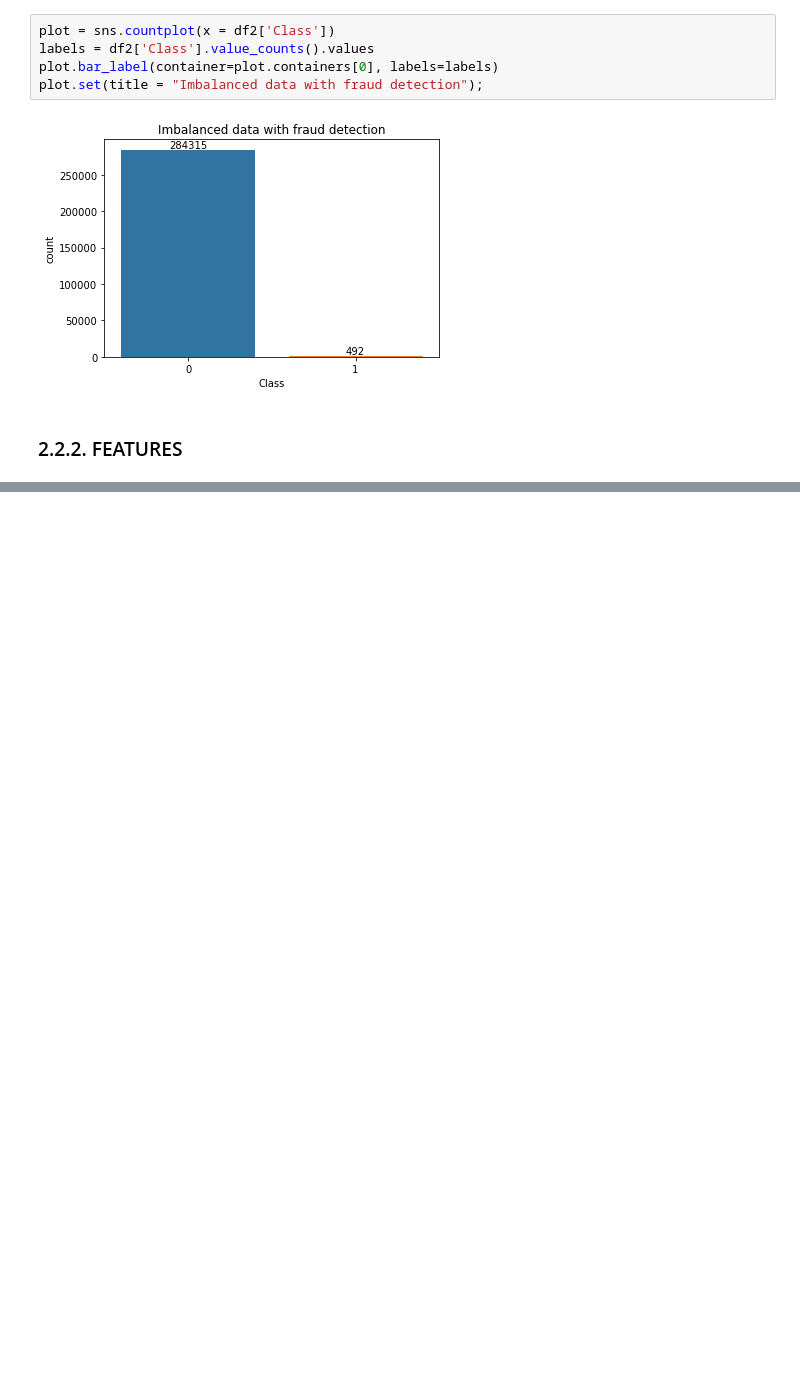
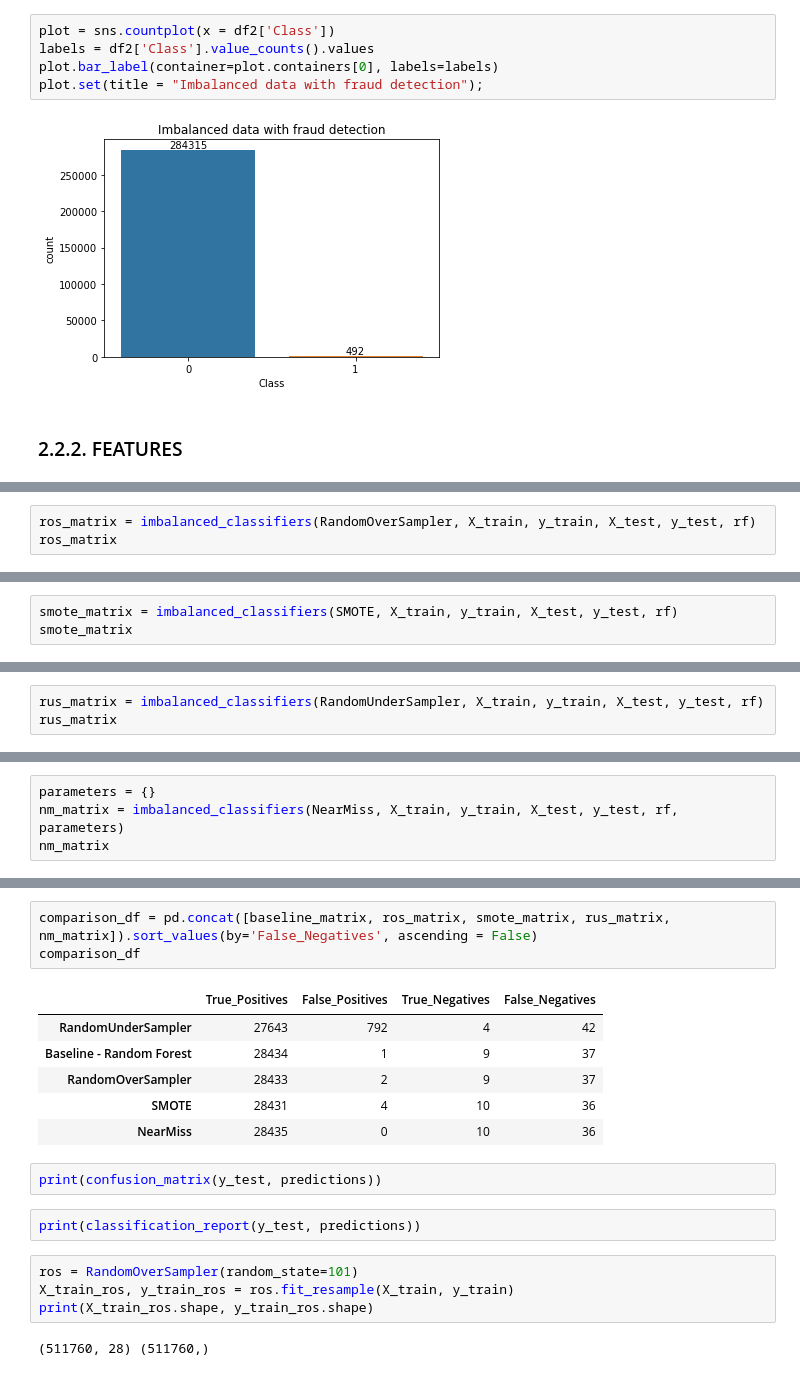
Before and after one commit to leomarfmn/imbalanced-data-fraud-detection, a Jupyter notebook: Imbalanced data - Fraud detection.ipynb, the cells around one changed output, grey strips where cells are left out. Saved outputs shown, nothing was run; the diff lists cells and outputs as text; blank space fills up the shorter version.

```diff
--- a/Imbalanced data - Fraud detection.ipynb
+++ b/Imbalanced data - Fraud detection.ipynb
@@ -97,0 +223,3 @@ sns.histplot(x = sample['Amount'], bins = 20)
+# %%
+ros_matrix = imbalanced_classifiers(RandomOverSampler, X_train, y_train, X_test, y_test, rf)
+ros_matrix
@@ -97,0 +240,3 @@ sns.histplot(x = sample['Amount'], bins = 20)
+# %%
+smote_matrix = imbalanced_classifiers(SMOTE, X_train, y_train, X_test, y_test, rf)
+smote_matrix
@@ -97,0 +257,3 @@ sns.histplot(x = sample['Amount'], bins = 20)
+# %%
+rus_matrix = imbalanced_classifiers(RandomUnderSampler, X_train, y_train, X_test, y_test, rf)
+rus_matrix
@@ -97,0 +274,4 @@ sns.histplot(x = sample['Amount'], bins = 20)
+# %%
+parameters = {}
+nm_matrix = imbalanced_classifiers(NearMiss, X_train, y_train, X_test, y_test, rf, parameters)
+nm_matrix
@@ -97,0 +290,20 @@ sns.histplot(x = sample['Amount'], bins = 20)
+# %%
+comparison_df = pd.concat([baseline_matrix, ros_matrix, smote_matrix, rus_matrix, nm_matrix]).sort_values(by='False_Negatives', ascending = False)
+comparison_df
+# %% [output]
+|  | True_Positives | False_Positives | True_Negatives | False_Negatives |
+| RandomUnderSampler | 27643 | 792 | 4 | 42 |
+| Baseline - Random Forest | 28434 | 1 | 9 | 37 |
+| RandomOverSampler | 28433 | 2 | 9 | 37 |
+| SMOTE | 28431 | 4 | 10 | 36 |
+| NearMiss | 28435 | 0 | 10 | 36 |
+# %%
+print(confusion_matrix(y_test, predictions))
+# %%
+print(classification_report(y_test, predictions))
+# %%
+ros = RandomOverSampler(random_state=101)
+X_train_ros, y_train_ros = ros.fit_resample(X_train, y_train)
+print(X_train_ros.shape, y_train_ros.shape)
+# %% [output]
+(511760, 28) (511760,)
```
Also changed, not shown: parts of 59 cells of this notebook.
